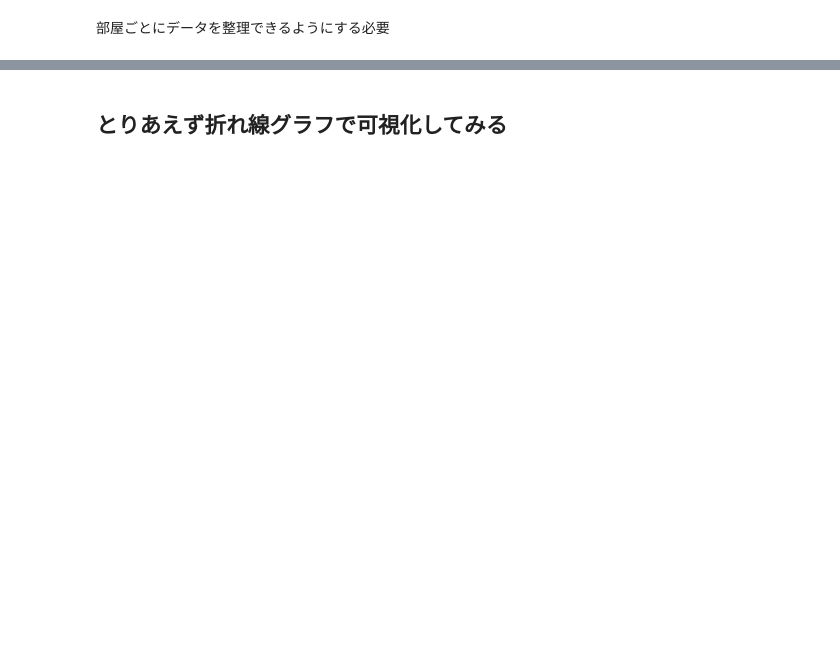
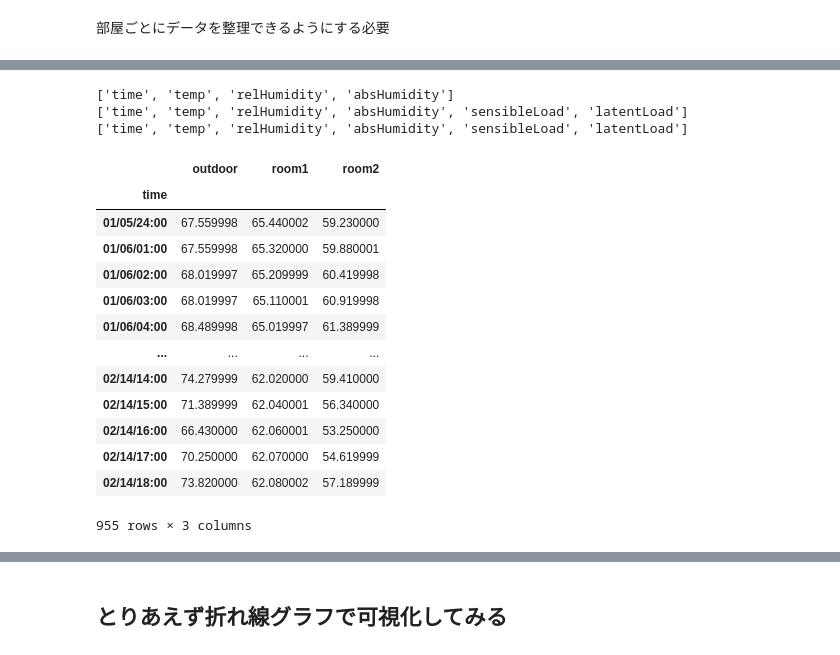
Before and after one commit to becat-oss/therb-notebook, a Jupyter notebook: 時系列データ分析.ipynb, the cells around one changed output, grey strips where cells are left out. Saved outputs shown, nothing was run; the diff lists cells and outputs as text; code cells hidden in the pictures; blank space fills up the shorter version.

```diff
--- a/時系列データ分析.ipynb
+++ b/時系列データ分析.ipynb
@@ -78,0 +83,14 @@ df_room2 = convertToDataframe(resultData[2]['results'])
+# %%
+def dataFrameByKey(resultDataList,columnName):
+    tempData = []
+    columns=[]
+    for resultData in resultDataList:
+        df = convertToDataframe(resultData["results"])
+        try:
+            tempData.append(df[columnName])
+            columns.append(resultData["roomId"])
+        except:
+            pass
+    df=pd.concat(tempData,axis=1)
+    df.columns = columns
+    return df
@@ -78,0 +119,23 @@ df_room2 = convertToDataframe(resultData[2]['results'])
+# %%
+humiditydf=dataFrameByKey(resultData,"relHumidity")
+# %% [output]
+['time', 'temp', 'relHumidity', 'absHumidity']
+['time', 'temp', 'relHumidity', 'absHumidity', 'sensibleLoad', 'latentLoad']
+['time', 'temp', 'relHumidity', 'absHumidity', 'sensibleLoad', 'latentLoad']
+# %%
+humiditydf
+# %% [output]
+|  | outdoor | room1 | room2 |
+| time |  |  |  |
+| 01/05/24:00 | 67.559998 | 65.440002 | 59.230000 |
+| 01/06/01:00 | 67.559998 | 65.320000 | 59.880001 |
+| 01/06/02:00 | 68.019997 | 65.209999 | 60.419998 |
+| 01/06/03:00 | 68.019997 | 65.110001 | 60.919998 |
+| 01/06/04:00 | 68.489998 | 65.019997 | 61.389999 |
+| ... | ... | ... | ... |
+| 02/14/14:00 | 74.279999 | 62.020000 | 59.410000 |
+| 02/14/15:00 | 71.389999 | 62.040001 | 56.340000 |
+| 02/14/16:00 | 66.430000 | 62.060001 | 53.250000 |
+| 02/14/17:00 | 70.250000 | 62.070000 | 54.619999 |
+| 02/14/18:00 | 73.820000 | 62.080002 | 57.189999 |
+955 rows × 3 columns
```
Also changed, not shown: parts of 44 cells of this notebook, 2 other files.
